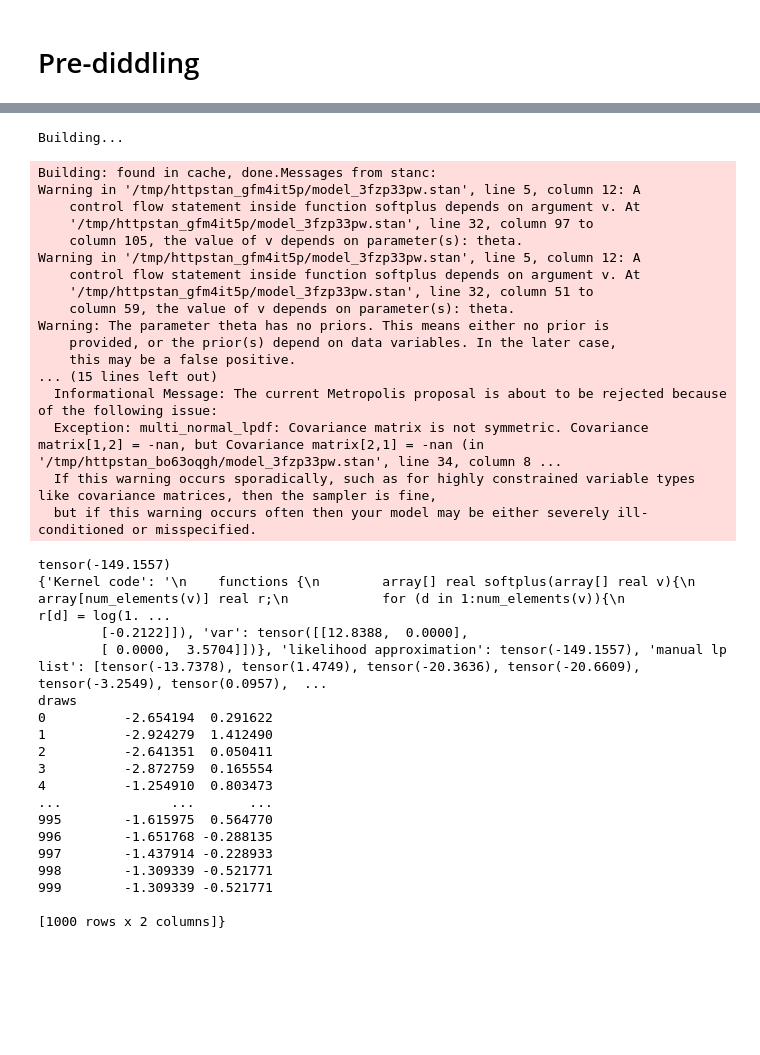
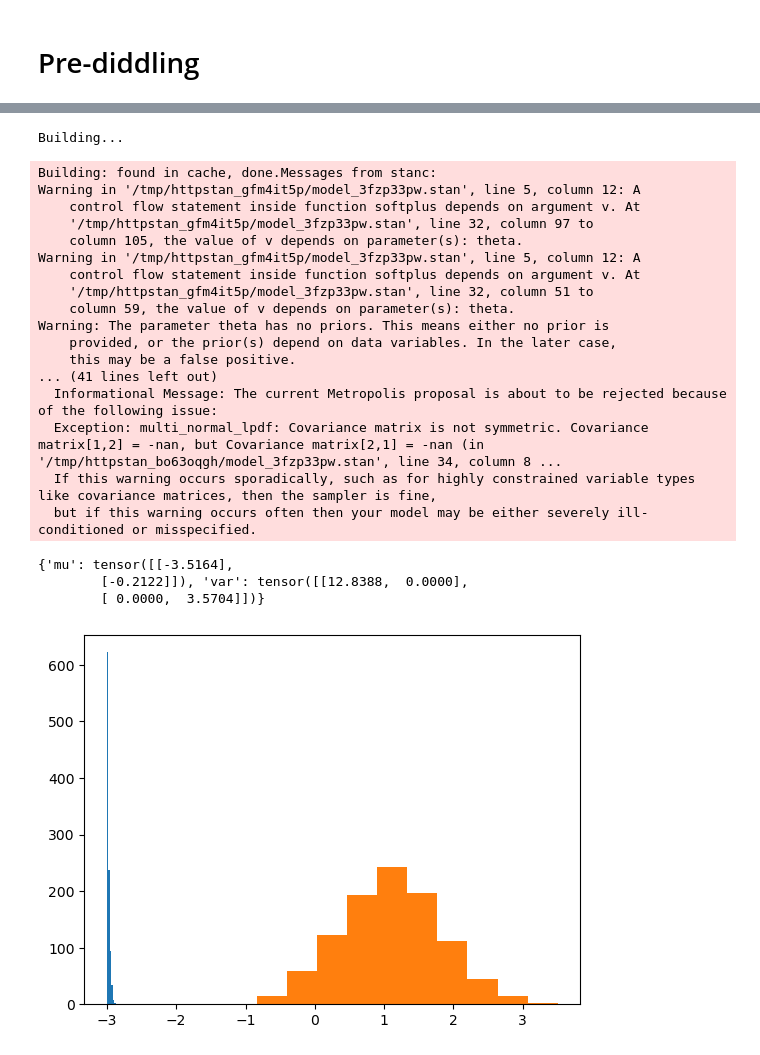
Before and after one commit to ABesginow/LaplaceKernelSearch, a Jupyter notebook: exploration_tests/linear.ipynb, the cells around one changed output, grey strips where cells are left out. Saved outputs shown, nothing was run; the diff lists cells and outputs as text; code cells hidden in the pictures; blank space fills up the shorter version.

```diff
--- a/exploration_tests/linear.ipynb
+++ b/exploration_tests/linear.ipynb
@@ -307,9 +330,6 @@ from metrics import calculate_mc_STAN
 # Perform MCMC
 MCMC_approx, MC_log = calculate_mc_STAN(
     model, likelihood, 1000, log_param_path=True, log_full_likelihood=True)
-MC_logs = dict()
-print(MCMC_approx)
-print(MC_log)
 # %% [output]
 Building...
 Building: found in cache, done.Messages from stanc:
@@ -324,26 +344,20 @@ Warning in '/tmp/httpstan_gfm4it5p/model_3fzp33pw.stan', line 5, column 12: A
 Warning: The parameter theta has no priors. This means either no prior is
     provided, or the prior(s) depend on data variables. In the later case,
     this may be a false positive.
-... (15 lines left out)
+... (41 lines left out)
   Informational Message: The current Metropolis proposal is about to be rejected because of the following issue:
   Exception: multi_normal_lpdf: Covariance matrix is not symmetric. Covariance matrix[1,2] = -nan, but Covariance matrix[2,1] = -nan (in '/tmp/httpstan_bo63oqgh/model_3fzp33pw.stan', line 34, column 8 ...
   If this warning occurs sporadically, such as for highly constrained variable types like covariance matrices, then the sampler is fine,
   but if this warning occurs often then your model may be either severely ill-conditioned or misspecified.
-tensor(-149.1557)
-{'Kernel code': '\n    functions {\n        array[] real softplus(array[] real v){\n            array[num_elements(v)] real r;\n            for (d in 1:num_elements(v)){\n                r[d] = log(1. ...
-        [-0.2122]]), 'var': tensor([[12.8388,  0.0000],
-        [ 0.0000,  3.5704]])}, 'likelihood approximation': tensor(-149.1557), 'manual lp list': [tensor(-13.7378), tensor(1.4749), tensor(-20.3636), tensor(-20.6609), tensor(-3.2549), tensor(0.0957),  ...
-draws
-0          -2.654194  0.291622
-1          -2.924279  1.412490
-2          -2.641351  0.050411
-3          -2.872759  0.165554
-4          -1.254910  0.803473
-...              ...       ...
-995        -1.615975  0.564770
-996        -1.651768 -0.288135
-997        -1.437914 -0.228933
-998        -1.309339 -0.521771
-999        -1.309339 -0.521771
-
-[1000 rows x 2 columns]}
+# %%
+#
+
+for param_name in MC_log['param draws dict']:
+    plt.hist(MC_log['param draws dict'][param_name])
+print(MC_log["Parameter prior"])
+plt.savefig(f"{figure_path}/MCMC_param_distribution_{COUNT}_datapoints.png")
+# %% [output]
+{'mu': tensor([[-3.5164],
+        [-0.2122]]), 'var': tensor([[12.8388,  0.0000],
+        [ 0.0000,  3.5704]])}
+[figure, added]
```
Also changed, not shown: parts of 11 cells of this notebook.
